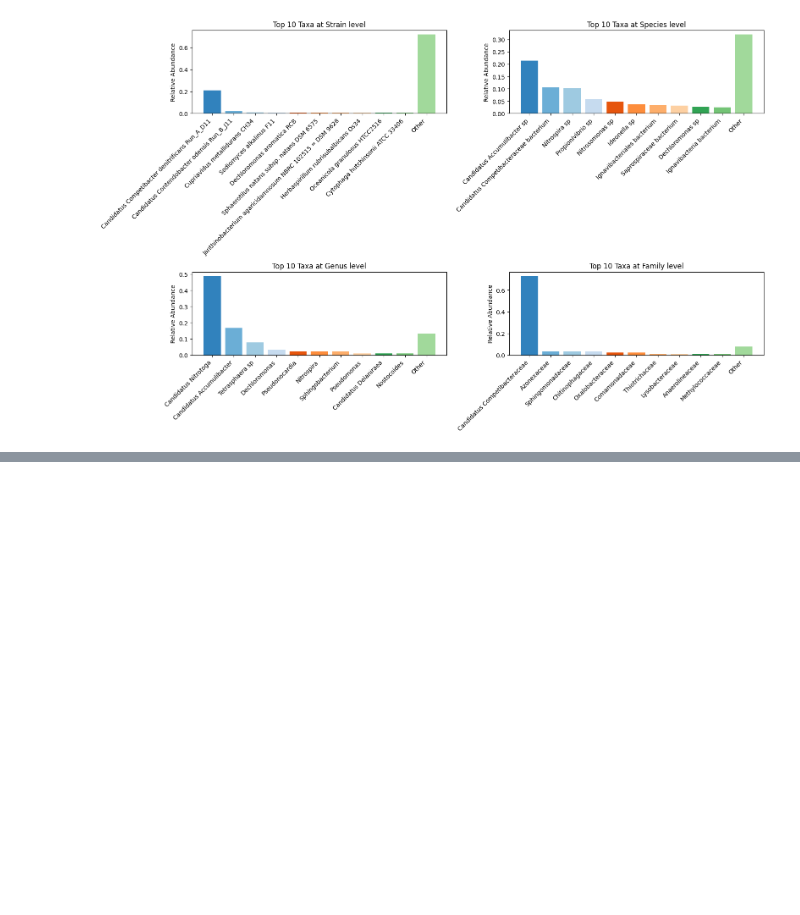
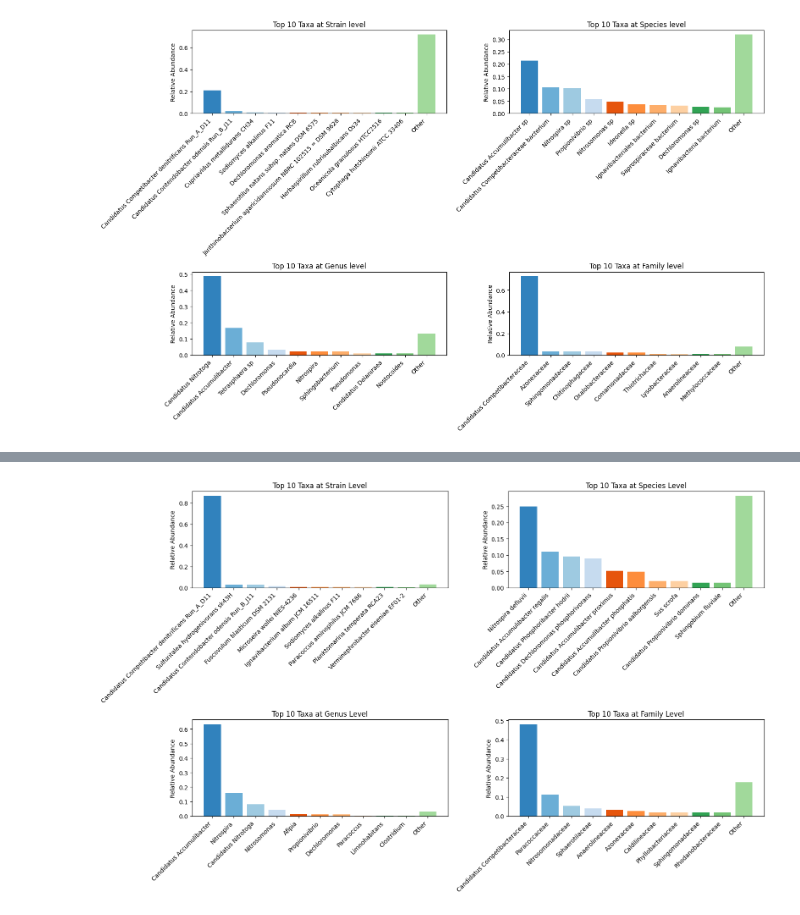
Before and after one commit to Asciilator/Peptide_identification_with_custom_database, a Jupyter notebook: db_results_analysis/metagenomicspsm_nolcagiven_analysis.ipynb, the cells around one changed output, grey strips where cells are left out. Saved outputs shown, nothing was run; the diff lists cells and outputs as text; code cells hidden in the pictures; blank space fills up the shorter version.

Commit message:
SP_MG_metagenomics also taxonomically analysed

```diff
--- a/db_results_analysis/metagenomicspsm_nolcagiven_analysis.ipynb
+++ b/db_results_analysis/metagenomicspsm_nolcagiven_analysis.ipynb
@@ -395,0 +537,46 @@ plt.show()
+# %%
+import pandas as pd
+import matplotlib.pyplot as plt
+
+# === Step 1: Load CSV ===
+df = pd.read_csv("SP_MG_metagenpsm_withlcas.csv")
+
+# === Step 2: Define ranks to plot ===
+ranks_to_plot = ["strain", "species", "genus", "family"]
+
+# === Step 3: Prepare figure ===
+fig, axes = plt.subplots(nrows=2, ncols=2, figsize=(16, 10))
+axes = axes.flatten()
+
+# === Step 4: Loop through each rank ===
+for i, rank in enumerate(ranks_to_plot):
+    ax = axes[i]
+
+    # Filter DataFrame for the current rank
+    df_rank = df[df["lca rank"] == rank]
+
+    # Count frequency of LCA names at this rank
+    taxon_counts = df_rank["lca name"].value_counts()
+
+    # Select top 10 taxa
+    top_10 = taxon_counts.head(10)
+    other = taxon_counts.iloc[10:].sum()
+
+    # Combine top 10 with "Other"
+    full_counts = pd.concat([top_10, pd.Series({"Other": other})])
+
+    # Normalize to relative abundance
+    relative_abundance = full_counts / full_counts.sum()
+
+    # Plot bar chart
+    colors = plt.cm.tab20c.colors
+    ax.bar(relative_abundance.index, relative_abundance.values, color=colors[:len(relative_abundance)])
+    ax.set_title(f"Top 10 Taxa at {rank.capitalize()} Level")
+    ax.set_ylabel("Relative Abundance")
+    ax.set_xticklabels(relative_abundance.index, rotation=45, ha="right")
+
+# === Step 5: Final layout and show ===
+plt.tight_layout()
+plt.show()
+# %% [output]
+[figure, added]
```
Also changed, not shown: parts of 3 cells of this notebook.
